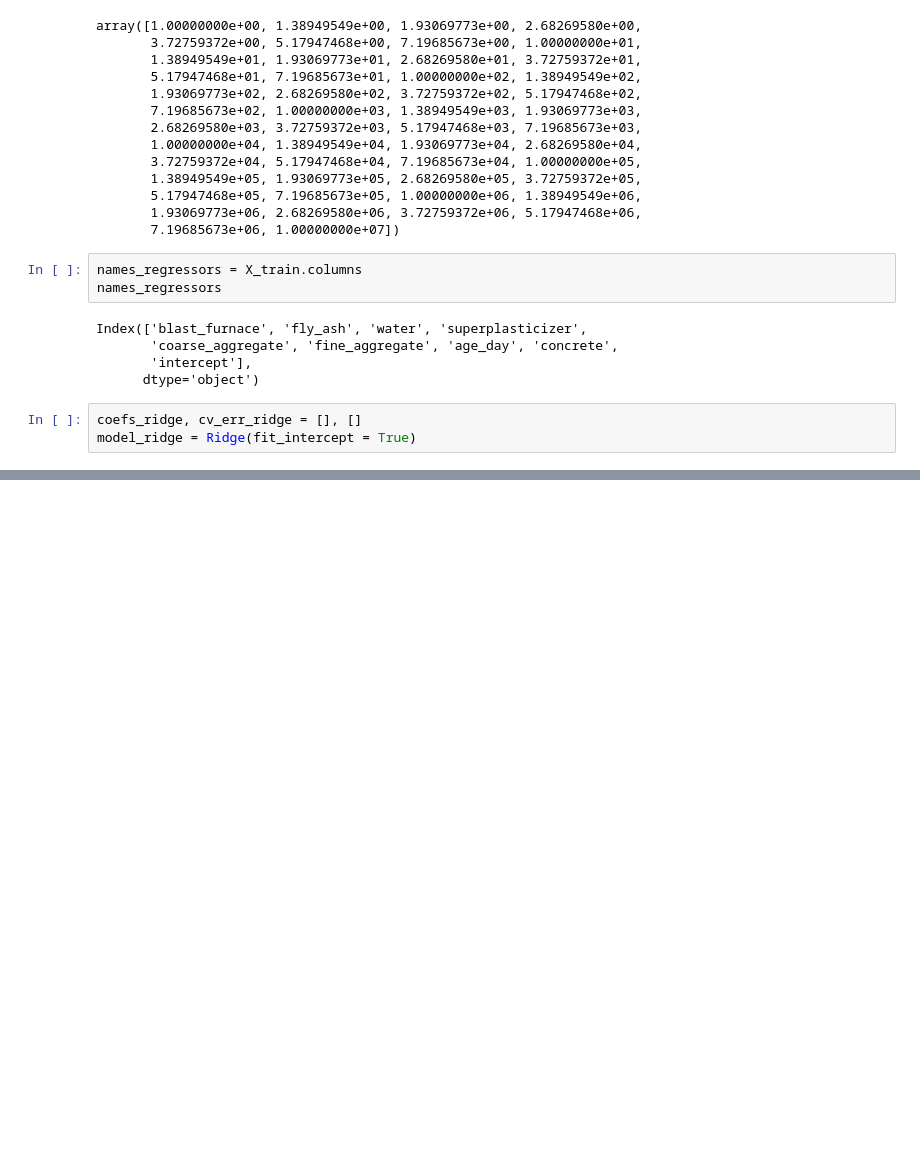
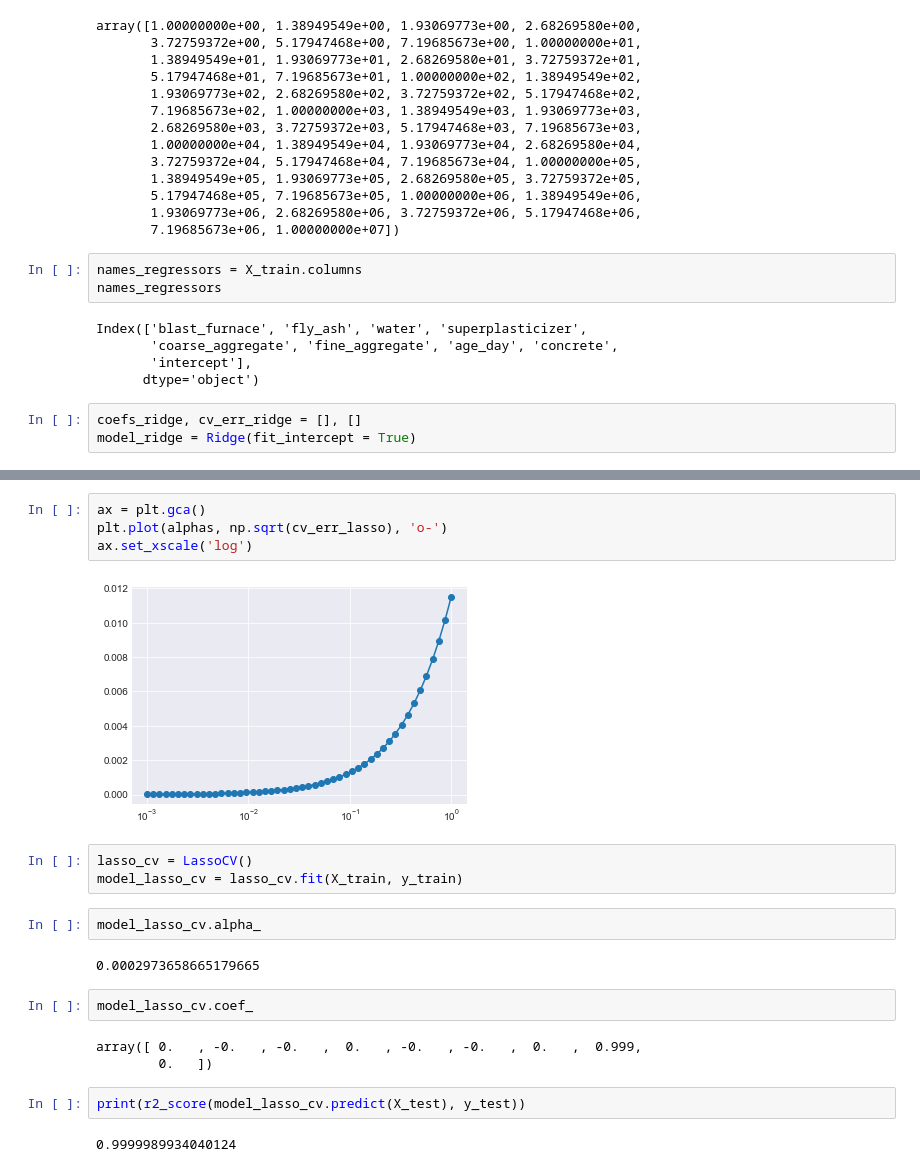
Before and after one commit to Denniels/Machine_Learning, a Jupyter notebook: concret.ipynb, the cells around one changed output, grey strips where cells are left out. Cells and saved outputs as stored; diff of their text form; blank space fills up the shorter version.

```diff
--- a/concret.ipynb
+++ b/concret.ipynb
@@ -145,0 +215,22 @@ for a in alphas:
+# %%
+ax = plt.gca()
+plt.plot(alphas, np.sqrt(cv_err_lasso), 'o-')
+ax.set_xscale('log')
+# %% [output]
+[figure, added]
+# %%
+lasso_cv = LassoCV()
+model_lasso_cv = lasso_cv.fit(X_train, y_train)
+# %%
+model_lasso_cv.alpha_
+# %% [output]
+0.0002973658665179665
+# %%
+model_lasso_cv.coef_
+# %% [output]
+array([ 0.   , -0.   , -0.   ,  0.   , -0.   , -0.   ,  0.   ,  0.999,
+        0.   ])
+# %%
+print(r2_score(model_lasso_cv.predict(X_test), y_test))
+# %% [output]
+0.9999989934040124
```
Also changed, not shown: parts of 17 cells of this notebook.
